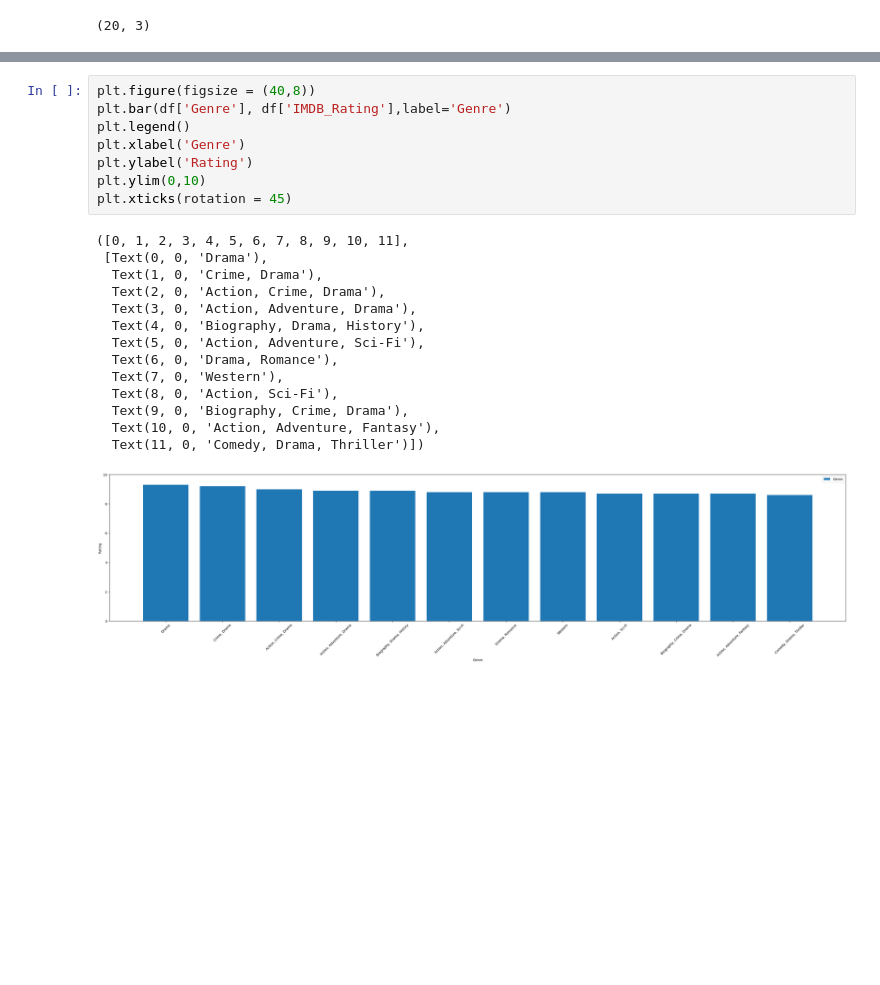
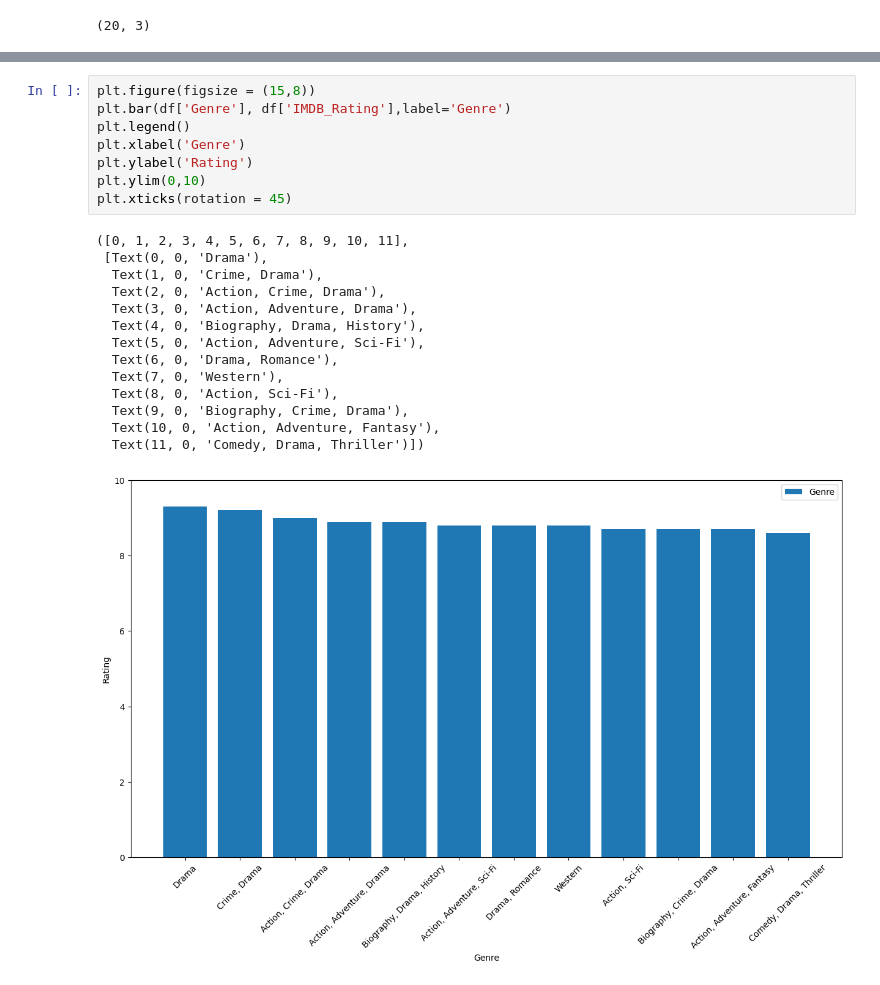
Before and after one commit to Scorpion-84/Recomender, a Jupyter notebook: Recomender.ipynb, the cells around one changed output, grey strips where cells are left out. Drawn from its saved outputs; the diff is of its cells as text; blank space fills up the shorter version.

```diff
--- a/Recomender.ipynb
+++ b/Recomender.ipynb
@@ -96,23 +96,23 @@ plt.xticks(rotation = 45)
 # %%
-plt.figure(figsize = (40,8))
+plt.figure(figsize = (15,8))
 plt.bar(df['Genre'], df['IMDB_Rating'],label='Genre')
 plt.legend()
 plt.xlabel('Genre')
 plt.ylabel('Rating')
 plt.ylim(0,10)
 plt.xticks(rotation = 45)
 # %% [output]
 ([0, 1, 2, 3, 4, 5, 6, 7, 8, 9, 10, 11],
  [Text(0, 0, 'Drama'),
   Text(1, 0, 'Crime, Drama'),
   Text(2, 0, 'Action, Crime, Drama'),
   Text(3, 0, 'Action, Adventure, Drama'),
   Text(4, 0, 'Biography, Drama, History'),
   Text(5, 0, 'Action, Adventure, Sci-Fi'),
   Text(6, 0, 'Drama, Romance'),
   Text(7, 0, 'Western'),
   Text(8, 0, 'Action, Sci-Fi'),
   Text(9, 0, 'Biography, Crime, Drama'),
   Text(10, 0, 'Action, Adventure, Fantasy'),
   Text(11, 0, 'Comedy, Drama, Thriller')])
-[figure, old version]
+[figure, new version]
```
Also changed, not shown: parts of 2 cells of this notebook.
